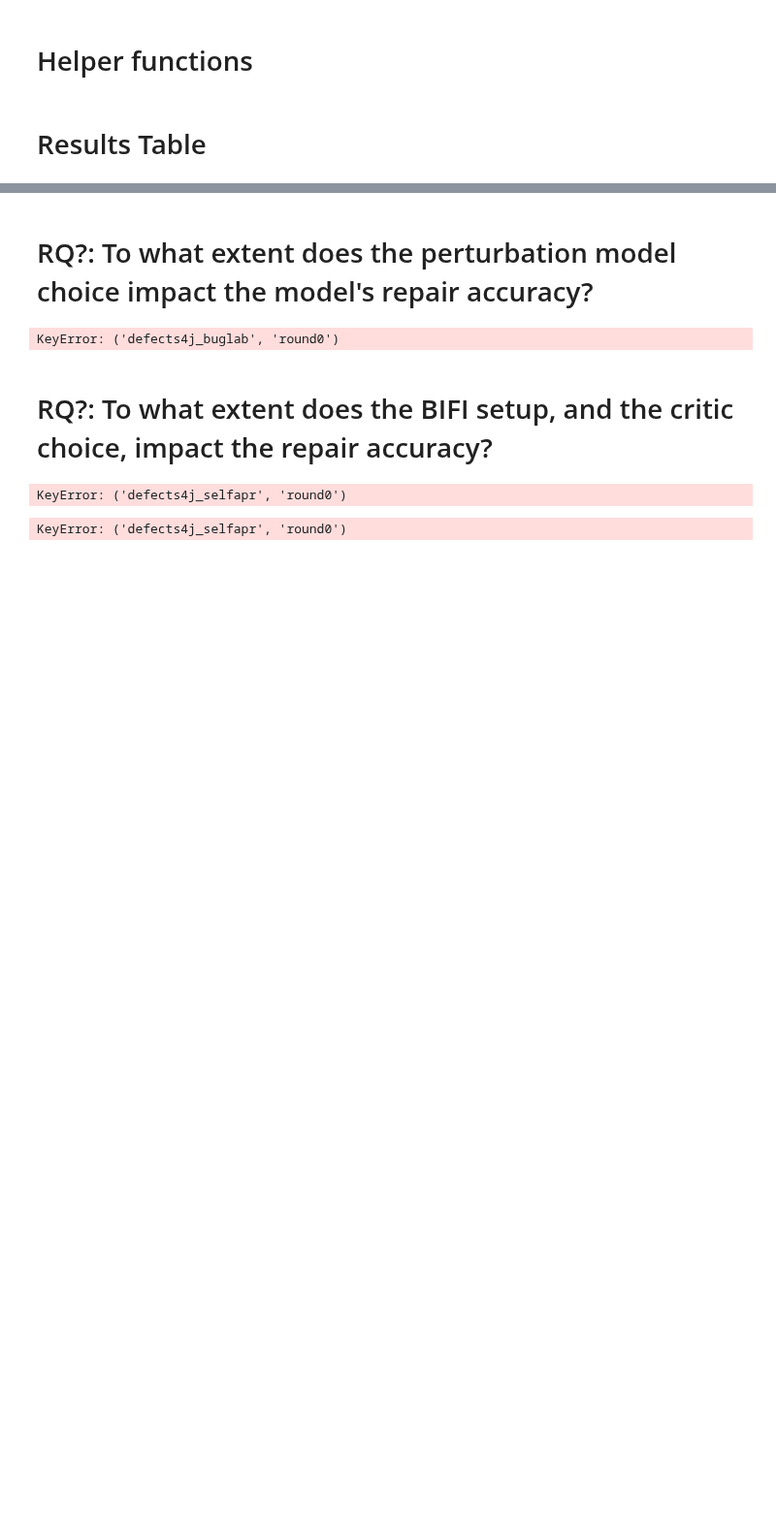
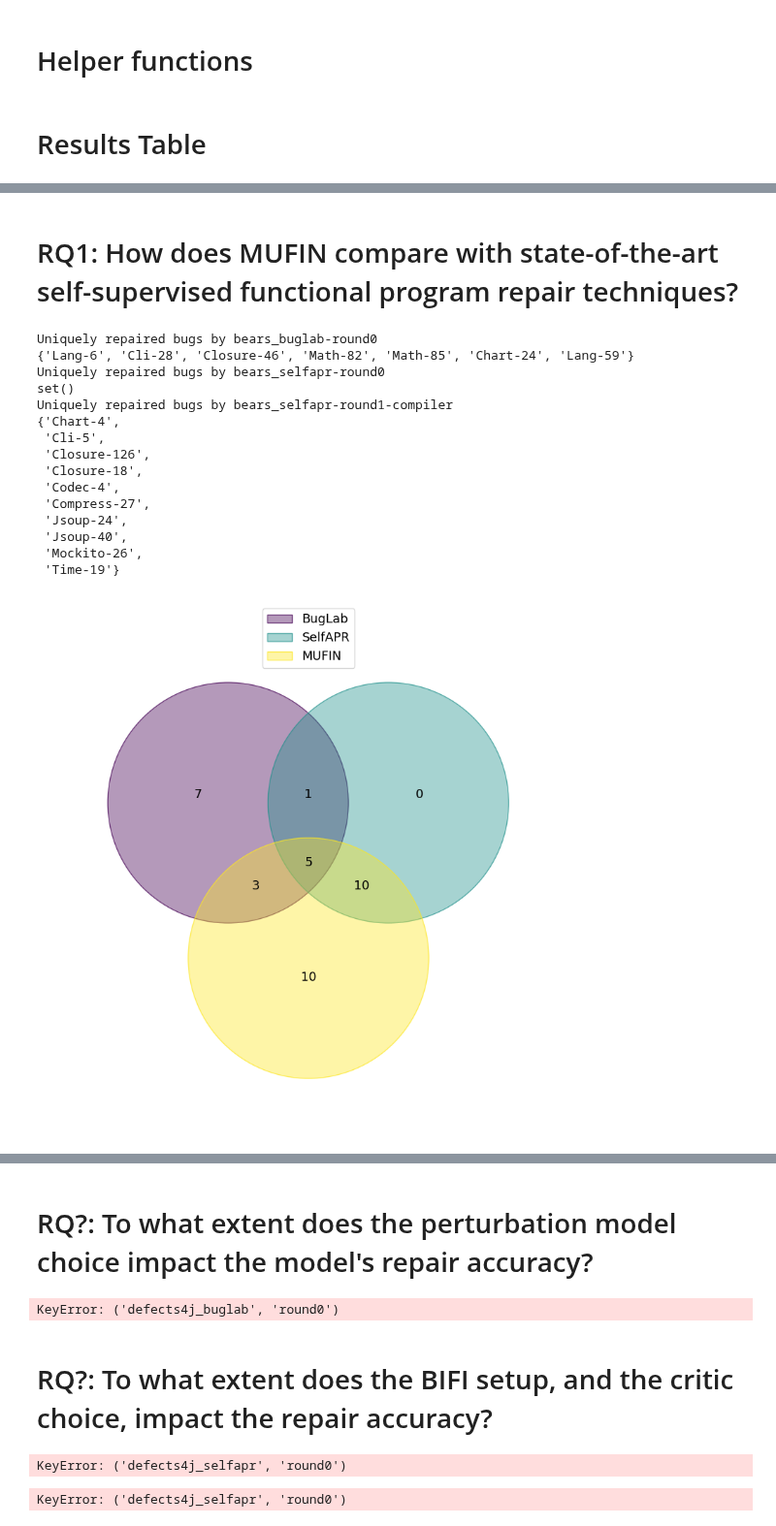
Before and after one commit to andre15silva/mufin, a Jupyter notebook: models_analysis.ipynb, the cells around one changed output, grey strips where cells are left out. Shown at 97% size. Saved outputs shown, nothing was run; the diff lists cells and outputs as text; code cells hidden in the pictures; blank space fills up the shorter version.

Commit message:
update results

```diff
--- a/models_analysis.ipynb
+++ b/models_analysis.ipynb
@@ -300,0 +186,66 @@ plt.show()
+# %% [markdown]
+# RQ1: How does MUFIN compare with state-of-the-art self-supervised functional program repair techniques?
+# %%
+from os.path import exists
+from venn import venn
+from pprint import pprint
+import matplotlib.pyplot as plt
+%matplotlib inline
+
+
+init_rounds = ["bears_buglab", "bears_selfapr"]
+bt_rounds = [("bears_selfapr", "round1-compiler")]
+eval_datasets = ["defects4j"]
+read_evals = [read_eval_d4j]
+patches = {}
+
+for eval_dataset, read_eval in zip(eval_datasets, read_evals):
+    for ro in init_rounds:
+        path = "/mnt/data/andre/mscthesis/experiments/%s/round0/fixer/eval_single_hunk_%s_bw_100_analyzed.json" % (ro, eval_dataset)
+        if not exists(path): continue
+        patches[get_model_label(ro, "round0")[0]] = get_bugs_test(read_eval(path))
+
+    for ro in bt_rounds:
+        path = "/mnt/data/andre/mscthesis/experiments/%s/%s/part2/fixer/eval_single_hunk_%s_bw_100_analyzed.json" % (ro[0], ro[1], eval_dataset)
+        if not exists(path): continue
+        patches[get_model_label(ro[0], ro[1])[0]] = get_bugs_test(read_eval(path))
+
+
+for ro in init_rounds:
+    print("Uniquely repaired bugs by %s-round0" % ro)
+    unique_bugs = patches[get_model_label(ro, "round0")[0]].keys()
+    for x in patches:
+        if x != get_model_label(ro, "round0")[0]:
+            unique_bugs -= patches[x].keys()
+    pprint(unique_bugs)
+
+for ro in bt_rounds:
+    print("Uniquely repaired bugs by %s-%s" % (ro[0], ro[1]))
+    unique_bugs = patches[get_model_label(ro[0], ro[1])[0]].keys()
+    for x in patches:
+        if x != get_model_label(ro[0], ro[1])[0]:
+            unique_bugs -= patches[x].keys()
+    pprint(unique_bugs)
+
+if len(patches) >= 2:
+    venn({k: set(v.keys()) for k, v in patches.items()}, legend_loc="upper center")
+    plt.tight_layout()
+    #plt.savefig("./results/rq1/venn_%s.svg" % ex)
+    plt.show()
+# %% [output]
+Uniquely repaired bugs by bears_buglab-round0
+{'Lang-6', 'Cli-28', 'Closure-46', 'Math-82', 'Math-85', 'Chart-24', 'Lang-59'}
+Uniquely repaired bugs by bears_selfapr-round0
+set()
+Uniquely repaired bugs by bears_selfapr-round1-compiler
+{'Chart-4',
+ 'Cli-5',
+ 'Closure-126',
+ 'Closure-18',
+ 'Codec-4',
+ 'Compress-27',
+ 'Jsoup-24',
+ 'Jsoup-40',
+ 'Mockito-26',
+ 'Time-19'}
+[figure, added]
```
Also changed, not shown: parts of 7 cells of this notebook, 2 other files.
